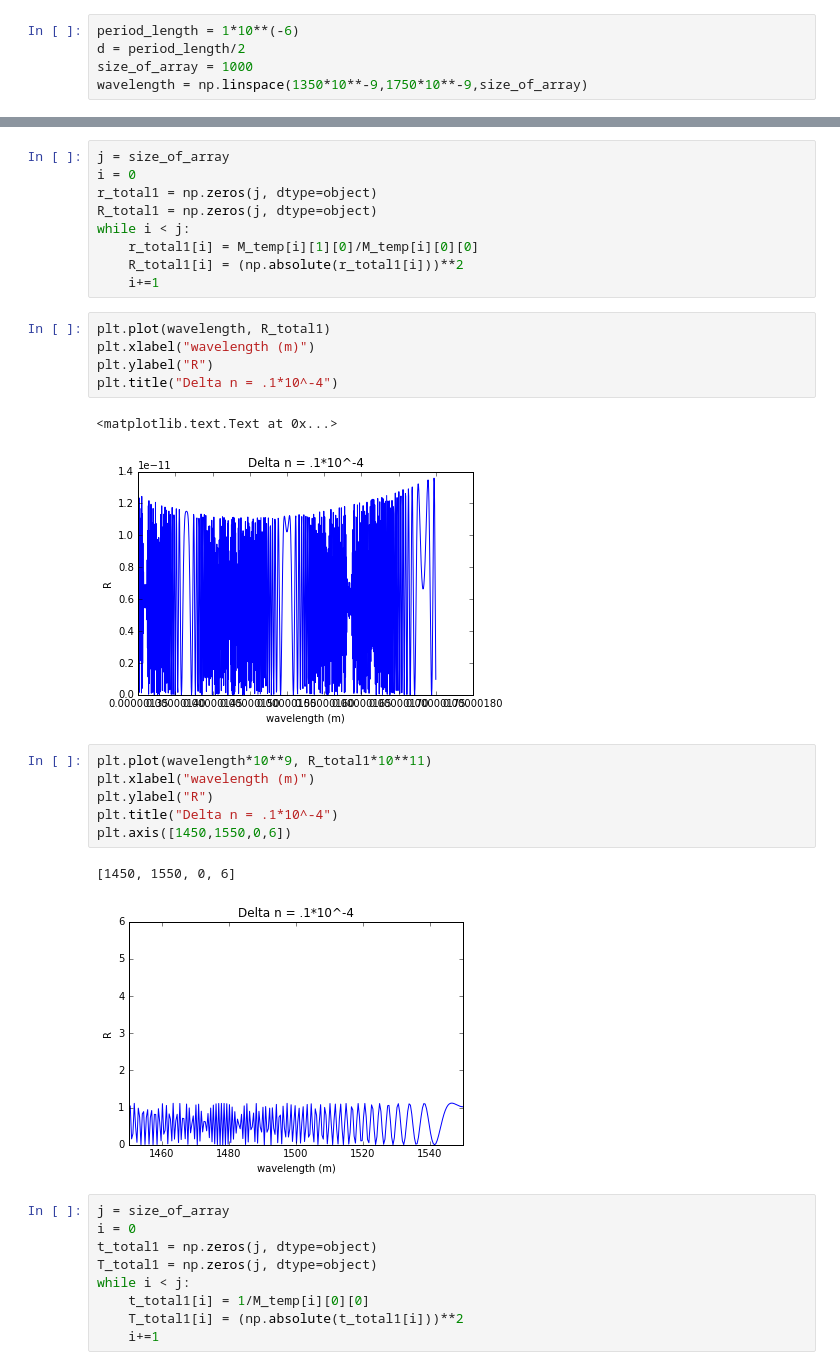
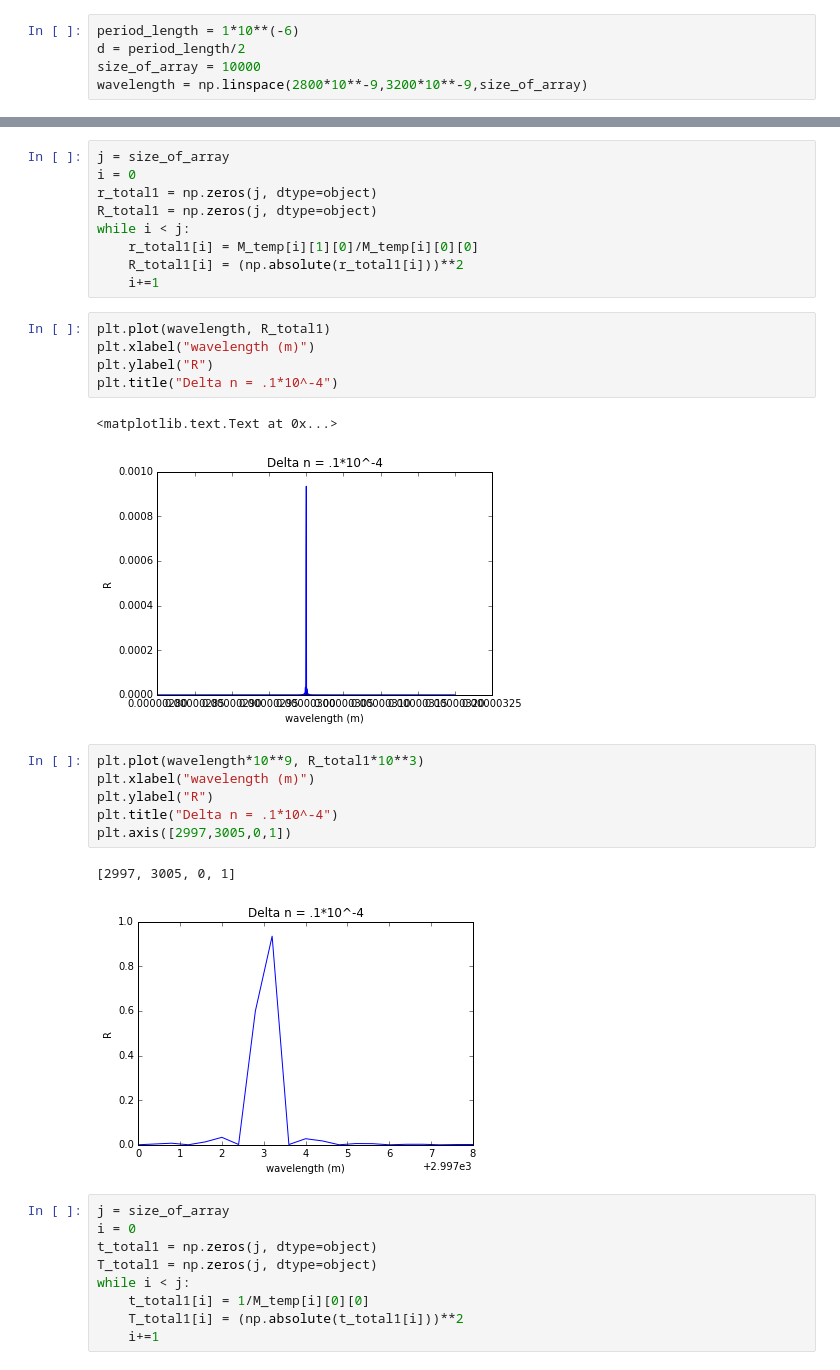
Before and after one commit to Vynas/ECE1232_Grating_Project, a Jupyter notebook: ECE1232_Grating_Project.ipynb, the cells around one changed output, grey strips where cells are left out. Drawn from its saved outputs; the diff is of its cells as text.

```diff
--- a/ECE1232_Grating_Project.ipynb
+++ b/ECE1232_Grating_Project.ipynb
@@ -113,8 +113,8 @@ def phi_z(n,d,theta,lambda_wavelength):
 # %%
 period_length = 1*10**(-6)
 d = period_length/2
-size_of_array = 1000
-wavelength = np.linspace(1350*10**-9,1750*10**-9,size_of_array)
+size_of_array = 10000
+wavelength = np.linspace(2800*10**-9,3200*10**-9,size_of_array)
 # %%
 phi_z_1 = phi_z(n1,d,theta,wavelength)
 phi_z_2_1 = phi_z(n2_1,d,theta,wavelength)
@@ -213,16 +213,16 @@ plt.ylabel("R")
 plt.title("Delta n = .1*10^-4")
 # %% [output]
 <matplotlib.text.Text at 0x...>
-[figure, old version]
+[figure, new version]
 # %%
-plt.plot(wavelength*10**9, R_total1*10**11)
+plt.plot(wavelength*10**9, R_total1*10**3)
 plt.xlabel("wavelength (m)")
 plt.ylabel("R")
 plt.title("Delta n = .1*10^-4")
-plt.axis([1450,1550,0,6])
+plt.axis([2997,3005,0,1])
 # %% [output]
-[1450, 1550, 0, 6]
+[2997, 3005, 0, 1]
-[figure, old version]
+[figure, new version]
 # %%
 j = size_of_array
 i = 0
```
Also changed, not shown: parts of 46 cells of this notebook.
